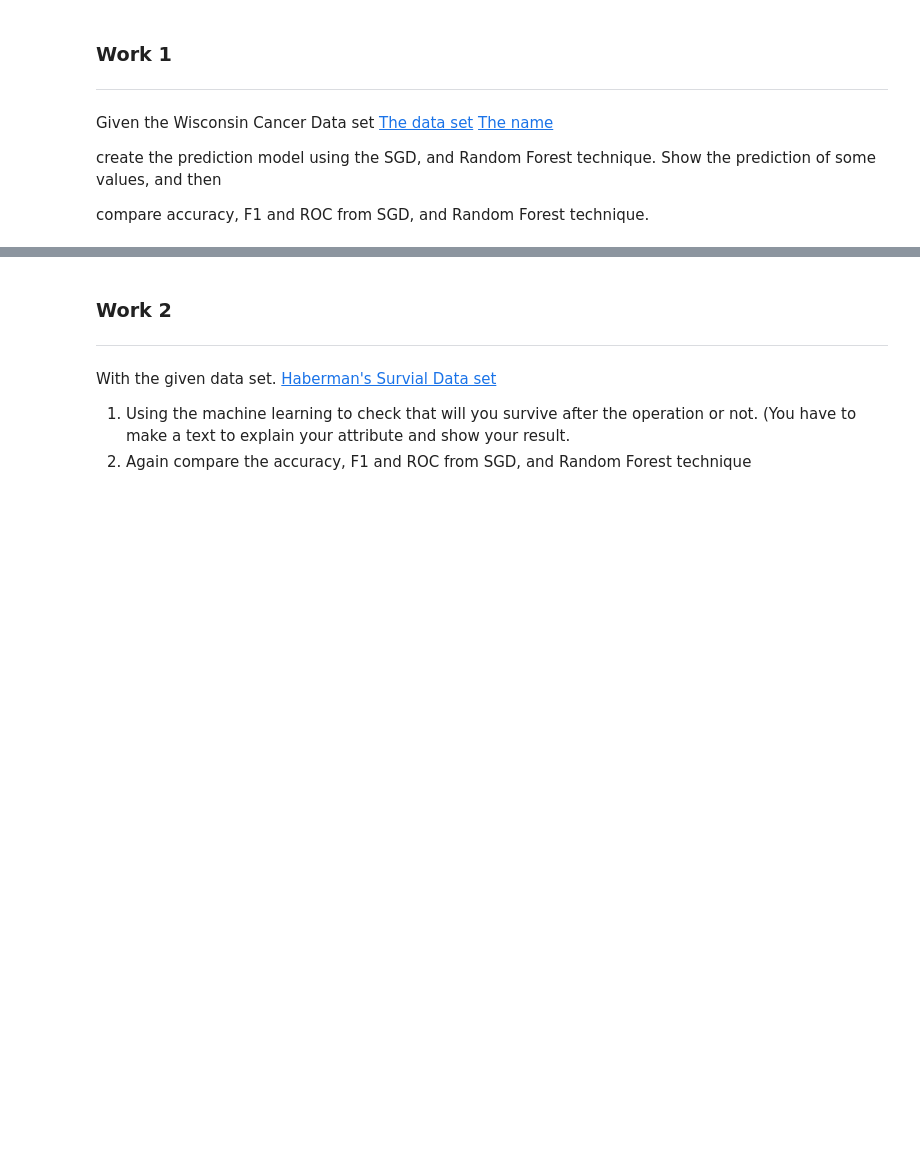
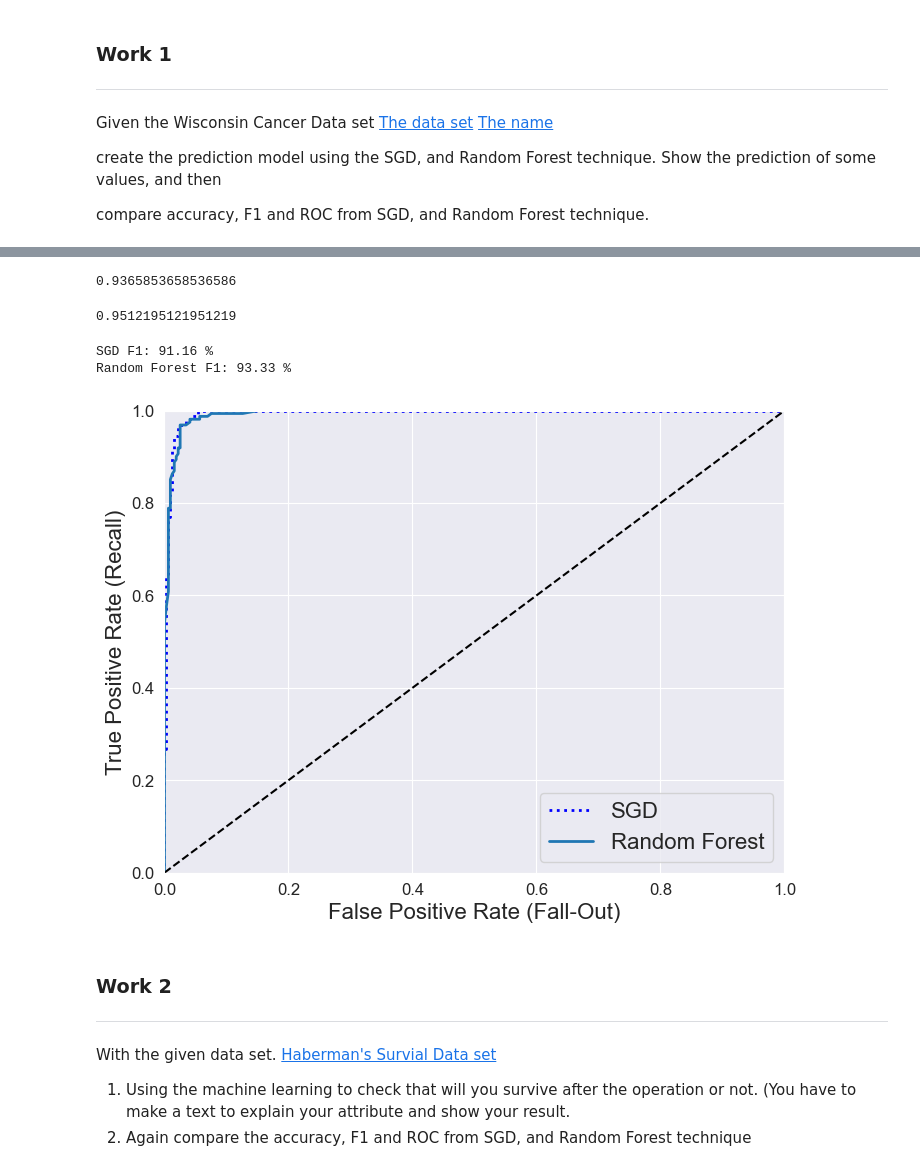
Before and after one commit to Natchar1/LectureNote_660632028, a Jupyter notebook: 09. Introduction to Machine Learning/09. Introduction to Machine Learning.ipynb, the cells around one changed output, grey strips where cells are left out. Saved outputs shown, nothing was run; the diff lists cells and outputs as text; code cells hidden in the pictures; blank space fills up the shorter version.

```diff
--- a/09. Introduction to Machine Learning/09. Introduction to Machine Learning.ipynb
+++ b/09. Introduction to Machine Learning/09. Introduction to Machine Learning.ipynb
@@ -774,0 +1215,7 @@ compare accuracy, F1 and ROC from SGD, and Random Forest technique.
+# %%
+X = df.iloc[:,1:10]
+y = df['Class'].map({2: 0, 4: 1})
+X_train, X_test, y_train, y_test = train_test_split(X, y, test_size=0.30, random_state=42)
+# %%
+sgd_clf = SGDClassifier(random_state=42)
+sgd_clf.fit(X_train, y_train)
@@ -774,0 +1224,3 @@ compare accuracy, F1 and ROC from SGD, and Random Forest technique.
+# %%
+forest_clf = RandomForestClassifier(n_estimators=100, random_state=42)
+forest_clf.fit(X_train, y_train)
@@ -775,3 +1238,31 @@ compare accuracy, F1 and ROC from SGD, and Random Forest technique.
+# %%
+accuracy_score(y_test, sgd_preds)
+# %% [output]
+0.9365853658536586
+# %%
+accuracy_score(y_test, forest_preds)
+# %% [output]
+0.9512195121951219
+# %%
+print("SGD F1:", round(f1_score(y_test, sgd_preds)*100,2),'%')
+print("Random Forest F1:", round(f1_score(y_test, forest_preds)*100,2),'%')
+# %% [output]
+SGD F1: 91.16 %
+Random Forest F1: 93.33 %
+# %%
+y_scores_sgd = cross_val_predict(sgd_clf, X_train, y_train, cv=3, method="decision_function")
+fpr_sgd, tpr_sgd, thresholds_sgd = roc_curve(y_train, y_scores_sgd)
+y_probas_forest = cross_val_predict(forest_clf, X_train, y_train, cv=3, method="predict_proba")
+y_scores_forest = y_probas_forest[:, 1] # score = proba of positive class
+fpr_forest, tpr_forest, thresholds_forest = roc_curve(y_train, y_scores_forest)
+# %%
+plt.figure(figsize=(8, 6))
+plt.plot(fpr_sgd, tpr_sgd, "b:", linewidth=2, label="SGD")
+plot_roc_curve(fpr_forest, tpr_forest, "Random Forest")
+plt.legend(loc="lower right", fontsize=16)
+plt.show()
+# %% [output]
+[figure, added]
 # %% [markdown]
 ### Work 2
 ---
```
Also changed, not shown: parts of 86 cells of this notebook, 4 other files.
